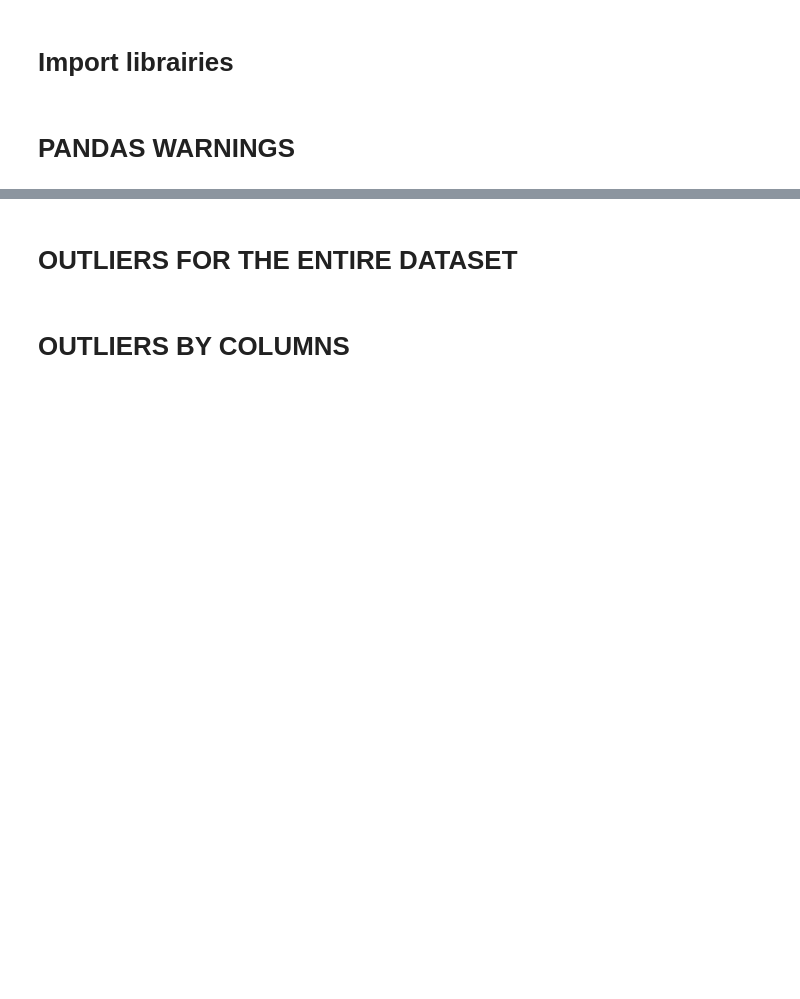
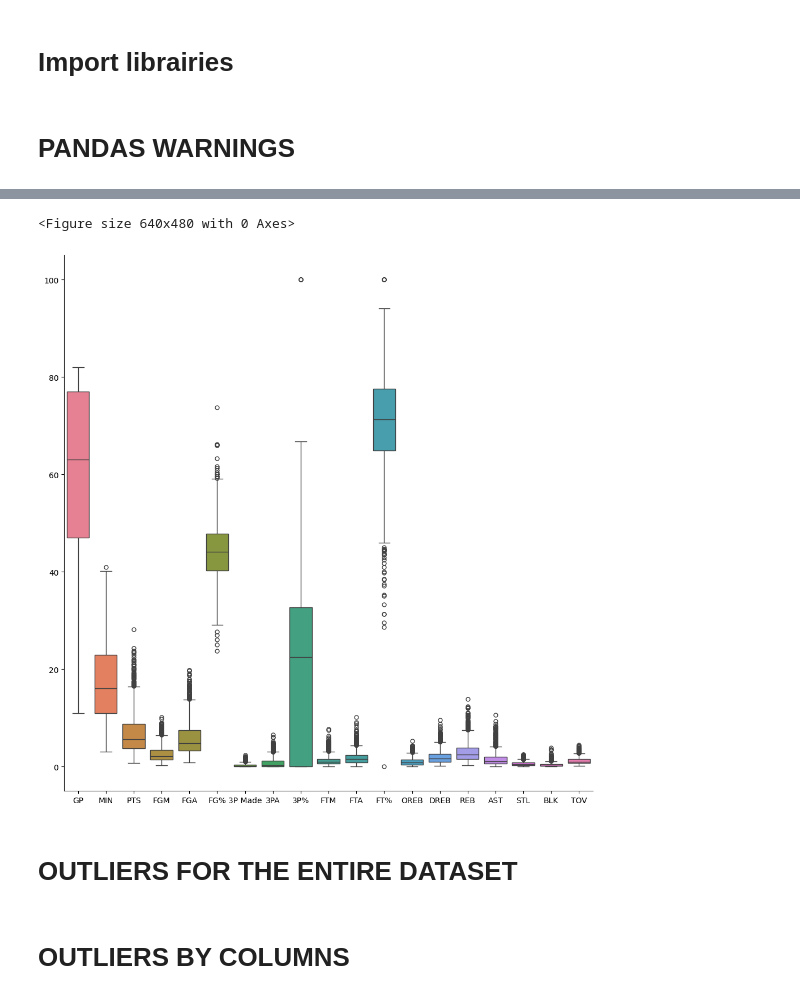
Before and after one commit to MEMAUDATA/memaudata.github.io, a Jupyter notebook: nba.ipynb, the cells around one changed output, grey strips where cells are left out. Saved outputs shown, nothing was run; the diff lists cells and outputs as text; code cells hidden in the pictures; blank space fills up the shorter version.

```diff
--- a/nba.ipynb
+++ b/nba.ipynb
@@ -39,3 +45,3 @@ pd.options.mode.chained_assignment = None
 # %%
 # Load dataset
-df1 = pd.read_csv("nba_logreg.csv") # warning mac vs windows .// ou .\\
+df1 = pd.read_csv("datasets/nba_dataset.csv") # warning mac vs windows .// ou .\\
@@ -60,3 +99,5 @@ df.head()
 # Remove duplicates : Keep first player if multiple players
 df = df.drop_duplicates(subset='Name', keep="first", inplace=False)
 df.shape
+# reset index
+df = df.reset_index(drop=True)
@@ -77,8 +148,11 @@ plt.show()
 # %%
 # Group visualization
 plt.figure()
 sns.catplot(data=df, kind="box",height = 10)
-plt.show
+plt.show()
+# %% [output]
+<Figure size 640x480 with 0 Axes>
+[figure, added]
 # %%
 # Plot column data to find outliers
 for i in df.columns:
```
Also changed, not shown: parts of 17 cells of this notebook, 6 other files.
